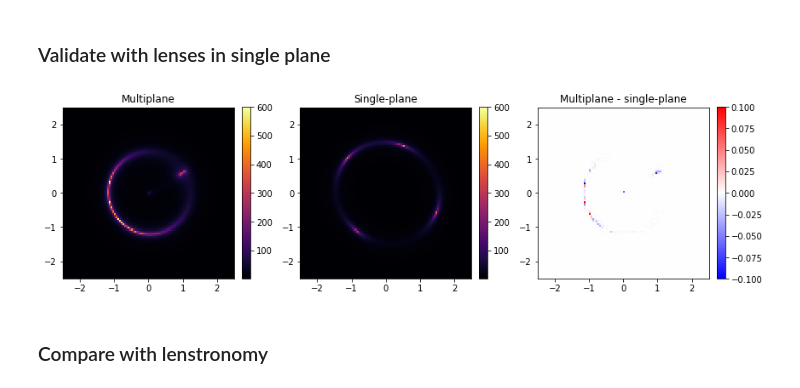
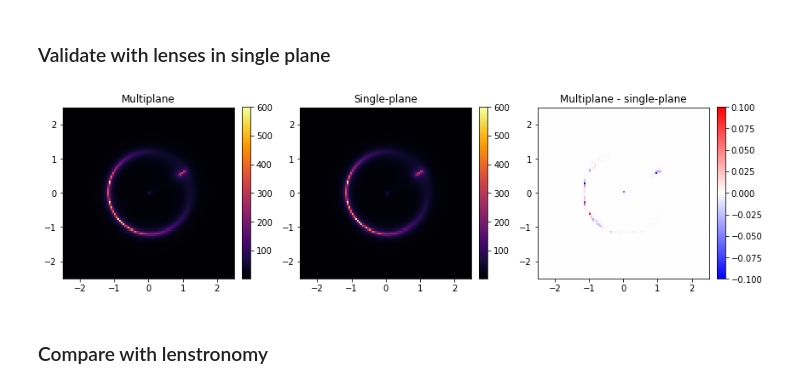
Before and after one commit to Ciela-Institute/caustics, a Jupyter notebook: notebooks/ac-03-prototyping.ipynb, the cells around one changed output. Cells and saved outputs as stored; diff of their text form; code cells hidden in the pictures.

```diff
--- a/notebooks/ac-03-prototyping.ipynb
+++ b/notebooks/ac-03-prototyping.ipynb
@@ -194,44 +245,44 @@ plt.tight_layout()
 # %% [markdown]
 ### Validate with lenses in single plane
 # %%
-thx0 = 0
-thy0 = 0
-c = 15
-nfw_1 = NFW(0.01, -0.02, 8e12, c, cosmology=cosmology, device=device)
-nfw_2 = NFW(1.0, 0.6, 2e11, c, cosmology=cosmology, device=device)
+thx0 = torch.tensor(0.0, device=device)
+thy0 = torch.tensor(0.0, device=device)
+c = torch.tensor(15.0, device=device)
 z_ls = torch.tensor([0.8, 0.8], device=device)
-multiplane_lens = MultiplaneLens([nfw_1, nfw_2], z_ls, cosmology, device)
+nfw_1 = NFW(0.01, -0.02, 8e12, c, z_ls[0], cosmology, device)
+nfw_2 = NFW(1.0, 0.6, 2e11, c, z_ls[1], cosmology, device)
+multiplane_lens = MultiplaneLens([nfw_1, nfw_2], cosmology, device)
 z_s = torch.tensor(2.5)
 
 img = sersic.brightness(*multiplane_lens.raytrace(thx, thy, z_ss=z_s))
 
-ax_1, ay_1 = nfw_1.alpha(thx, thy, z_ls[0], z_s)
-ax_2, ay_2 = nfw_2.alpha(thx, thy, z_ls[1], z_s)
+ax_1, ay_1 = nfw_1.alpha(thx, thy, z_s)
+ax_2, ay_2 = nfw_2.alpha(thx, thy, z_s)
 img_ref = sersic.brightness(thx - (ax_1 + ax_2), thy - (ay_1 + ay_2))
 # %%
 plt.figure(figsize=(12, 4))
 
 plt.subplot(1, 3, 1)
 plt.pcolormesh(thx, thy, img, vmax=600, cmap="inferno")
 plt.gca().set_aspect("equal")
 plt.colorbar(fraction=0.046, pad=0.04)
 plt.title("Multiplane")
 
 plt.subplot(1, 3, 2)
-plt.pcolormesh(thx, thy, img_ls, vmax=600, cmap="inferno")
+plt.pcolormesh(thx, thy, img_ref, vmax=600, cmap="inferno")
 plt.gca().set_aspect("equal")
 plt.colorbar(fraction=0.046, pad=0.04)
 plt.title("Single-plane")
 
 plt.subplot(1, 3, 3)
 plt.pcolormesh(thx, thy, img - img_ref, vmin=-0.1, vmax=0.1, cmap="bwr")
 plt.gca().set_aspect("equal")
 plt.colorbar(fraction=0.046, pad=0.04)
 plt.title("Multiplane - single-plane")
 
 plt.tight_layout()
 # %% [output]
-[figure, old version]
+[figure, new version]
 # %% [markdown]
 ### Compare with lenstronomy
 # %%
```
Also changed, not shown: parts of 36 cells of this notebook.
